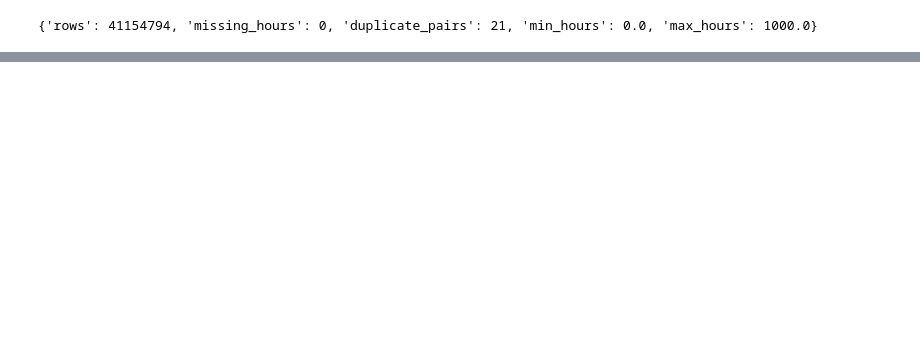
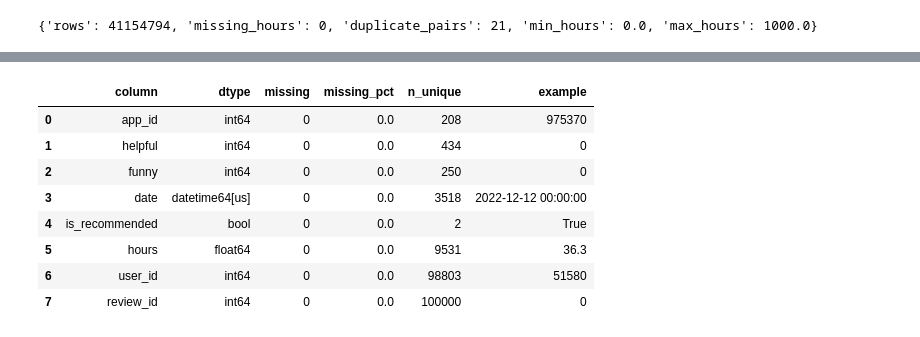
Before and after one commit to BexeitAlua/AI_programming_final_project, a Jupyter notebook: notebooks/experiment.ipynb, the cells around one changed output, grey strips where cells are left out. Saved outputs shown, nothing was run; the diff lists cells and outputs as text; code cells hidden in the pictures; blank space fills up the shorter version.

```diff
--- a/notebooks/experiment.ipynb
+++ b/notebooks/experiment.ipynb
@@ -55,0 +100,12 @@ parse_dates=["date"], chunksize=500_000)):
+# %%
+pp.describe_dataframe(reviews)
+# %% [output]
+|  | column | dtype | missing | missing_pct | n_unique | example |
+| 0 | app_id | int64 | 0 | 0.0 | 208 | 975370 |
+| 1 | helpful | int64 | 0 | 0.0 | 434 | 0 |
+| 2 | funny | int64 | 0 | 0.0 | 250 | 0 |
+| 3 | date | datetime64[us] | 0 | 0.0 | 3518 | 2022-12-12 00:00:00 |
+| 4 | is_recommended | bool | 0 | 0.0 | 2 | True |
+| 5 | hours | float64 | 0 | 0.0 | 9531 | 36.3 |
+| 6 | user_id | int64 | 0 | 0.0 | 98803 | 51580 |
+| 7 | review_id | int64 | 0 | 0.0 | 100000 | 0 |
```
Also changed, not shown: parts of 17 cells of this notebook, 10 other files.
